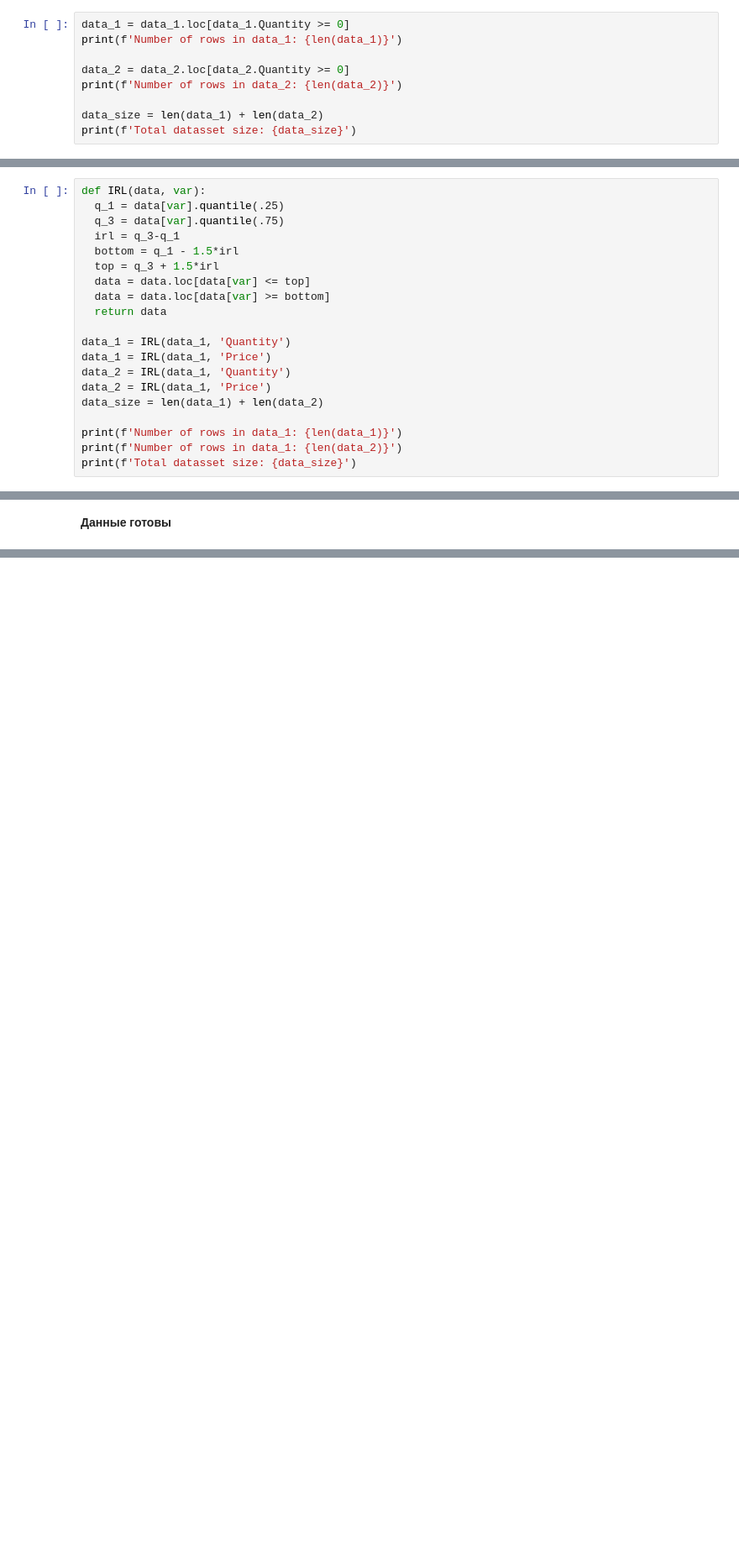
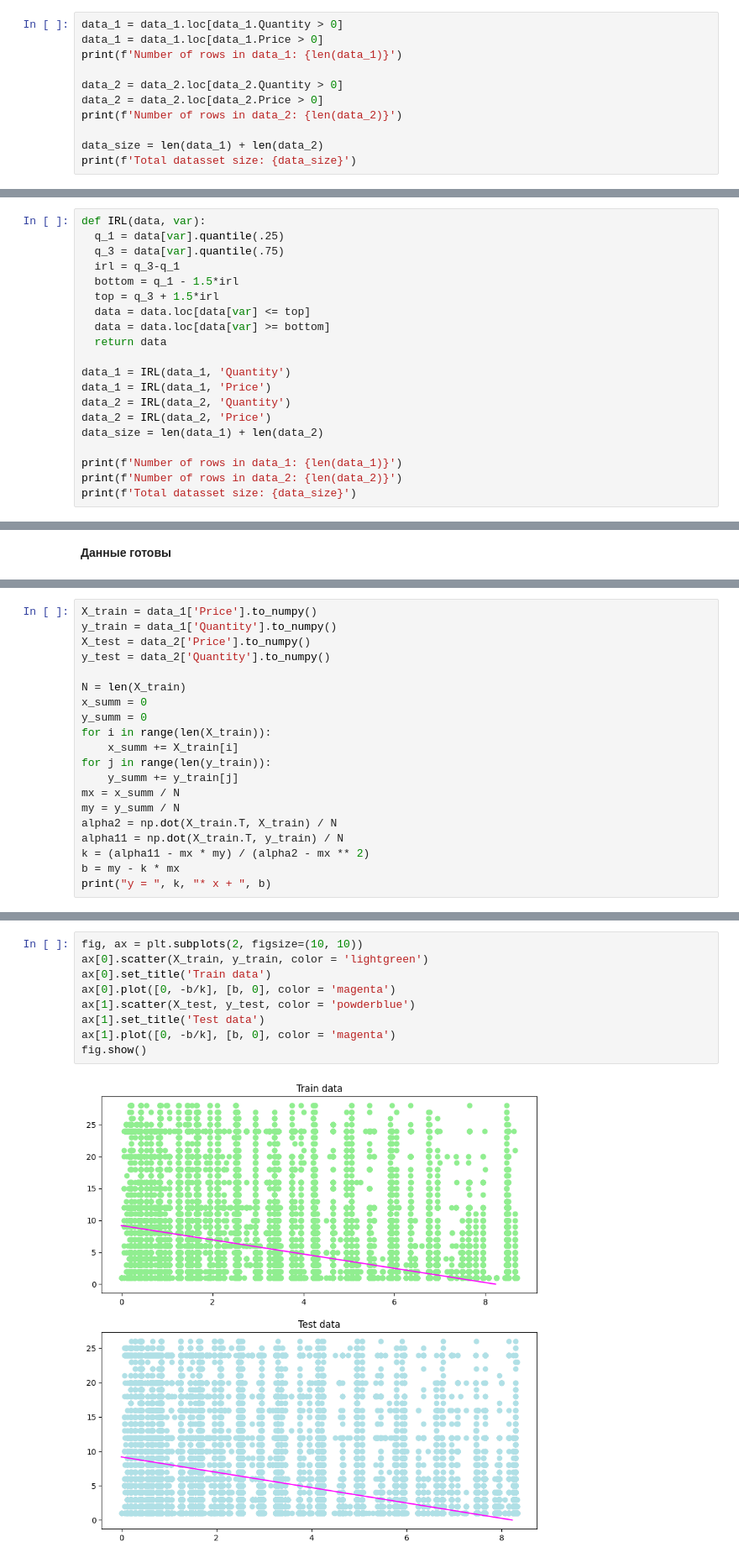
Before and after one commit to RenLinV/Reserch_seminar_HA, a Jupyter notebook: Research_seminar.ipynb, the cells around one changed output, grey strips where cells are left out. Shown at 84% size. Drawn from its saved outputs; the diff is of its cells as text; blank space fills up the shorter version.

```diff
--- a/Research_seminar.ipynb
+++ b/Research_seminar.ipynb
@@ -148,8 +140,10 @@ data_2 percentage of negative prices: 0.0
 # %%
-data_1 = data_1.loc[data_1.Quantity >= 0]
+data_1 = data_1.loc[data_1.Quantity > 0]
+data_1 = data_1.loc[data_1.Price > 0]
 print(f'Number of rows in data_1: {len(data_1)}')
 
-data_2 = data_2.loc[data_2.Quantity >= 0]
+data_2 = data_2.loc[data_2.Quantity > 0]
+data_2 = data_2.loc[data_2.Price > 0]
 print(f'Number of rows in data_2: {len(data_2)}')
 
 data_size = len(data_1) + len(data_2)
@@ -193,11 +187,11 @@ def IRL(data, var):
 
 data_1 = IRL(data_1, 'Quantity')
 data_1 = IRL(data_1, 'Price')
-data_2 = IRL(data_1, 'Quantity')
-data_2 = IRL(data_1, 'Price')
+data_2 = IRL(data_2, 'Quantity')
+data_2 = IRL(data_2, 'Price')
 data_size = len(data_1) + len(data_2)
 
 print(f'Number of rows in data_1: {len(data_1)}')
-print(f'Number of rows in data_1: {len(data_2)}')
+print(f'Number of rows in data_2: {len(data_2)}')
 print(f'Total datasset size: {data_size}')
 # %% [output]
@@ -208,0 +214,20 @@ Total datasset size: 870896
+# %%
+X_train = data_1['Price'].to_numpy()
+y_train = data_1['Quantity'].to_numpy()
+X_test = data_2['Price'].to_numpy()
+y_test = data_2['Quantity'].to_numpy()
+
+N = len(X_train)
+x_summ = 0
+y_summ = 0
+for i in range(len(X_train)):
+    x_summ += X_train[i]
+for j in range(len(y_train)):
+    y_summ += y_train[j]
+mx = x_summ / N
+my = y_summ / N
+alpha2 = np.dot(X_train.T, X_train) / N
+alpha11 = np.dot(X_train.T, y_train) / N
+k = (alpha11 - mx * my) / (alpha2 - mx ** 2)
+b = my - k * mx
+print("y = ", k, "* x + ", b)
@@ -208,0 +238,11 @@ Total datasset size: 870896
+# %%
+fig, ax = plt.subplots(2, figsize=(10, 10))
+ax[0].scatter(X_train, y_train, color = 'lightgreen')
+ax[0].set_title('Train data')
+ax[0].plot([0, -b/k], [b, 0], color = 'magenta')
+ax[1].scatter(X_test, y_test, color = 'powderblue')
+ax[1].set_title('Test data')
+ax[1].plot([0, -b/k], [b, 0], color = 'magenta')
+fig.show()
+# %% [output]
+[figure, added]
```
Also changed, not shown: parts of 21 cells of this notebook.
